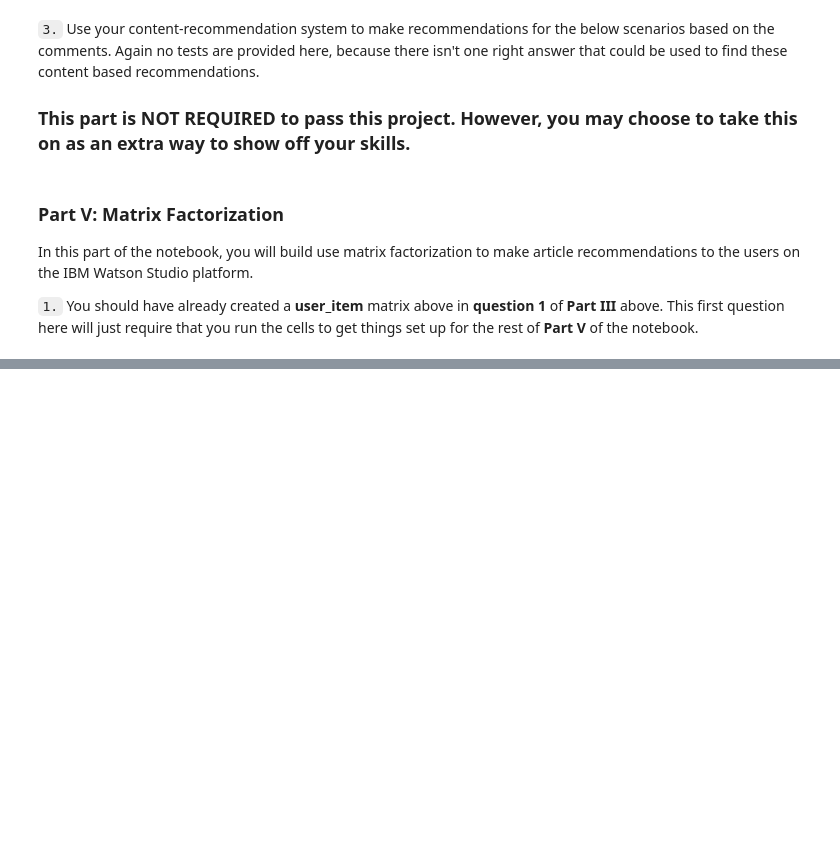
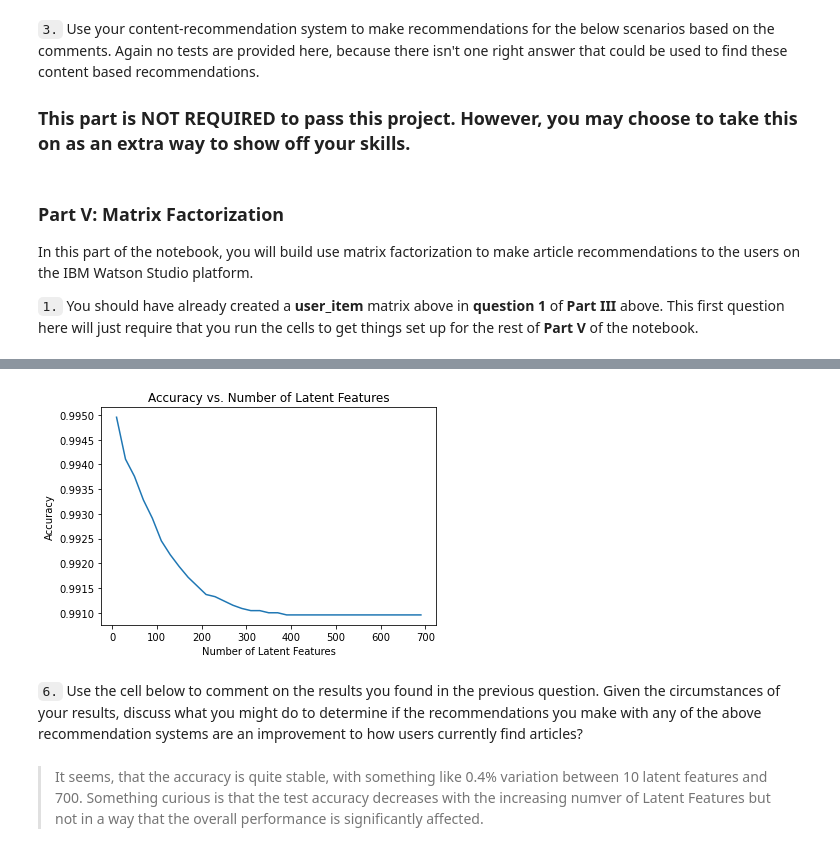
Before and after one commit to vpontello/recommendations_with_IBM, a Jupyter notebook: recommendation_engine_with_IBM.ipynb, the cells around one changed output, grey strips where cells are left out. Cells and saved outputs as stored; diff of their text form; code cells hidden in the pictures; blank space fills up the shorter version.

```diff
--- a/recommendation_engine_with_IBM.ipynb
+++ b/recommendation_engine_with_IBM.ipynb
@@ -866,0 +999,39 @@ In this part of the notebook, you will build use matrix factorization to make ar
+# %%
+num_latent_feats = np.arange(10,700+10,20)
+test_users = user_item_test.loc[np.isin(df_test['user_id'].unique(),df_train['user_id'].unique())].index.values
+sum_errs = []
+user_item_train = user_item_train.sort_index()
+user_item_test  = user_item_test.sort_index()
+
+u, s, vt = np.linalg.svd(user_item_train)
+
+mask_train = np.isin(user_item_train.index.values, test_idx)
+mask_cols = np.isin(user_item_train.columns, test_arts)
+mask_test = np.isin(user_item_test.index.values, test_users)
+
+
+for k in num_latent_feats:
+    # restructure with k latent features
+    s_new, u_new, vt_new = np.diag(s[:k]), u[:, :k], vt[:k, :]
+
+    # take dot product
+    user_item_est = np.around(np.dot(np.dot(u_new[mask_train], s_new), vt_new[:,mask_cols]))
+
+    # compute error for each prediction to actual value
+    diffs = np.subtract(user_item_test[mask_test], user_item_est)
+
+    # total errors and keep track of them
+    err = np.sum(np.sum(np.abs(diffs)))
+    sum_errs.append(err)
+
+
+plt.plot(num_latent_feats, 1 - np.array(sum_errs)/df.shape[0]);
+plt.xlabel('Number of Latent Features');
+plt.ylabel('Accuracy');
+plt.title('Accuracy vs. Number of Latent Features');
+# %% [output]
+[figure, added]
+# %% [markdown]
+`6.` Use the cell below to comment on the results you found in the previous question. Given the circumstances of your results, discuss what you might do to determine if the recommendations you make with any of the above recommendation systems are an improvement to how users currently find articles?
+# %% [markdown]
+> It seems, that the accuracy is quite stable, with something like 0.4% variation between 10 latent features and 700. Something curious is that the test accuracy decreases with the increasing numver of Latent Features but not in a way that the overall performance is significantly affected.
```
Also changed, not shown: parts of 16 cells of this notebook, 2 other files.
